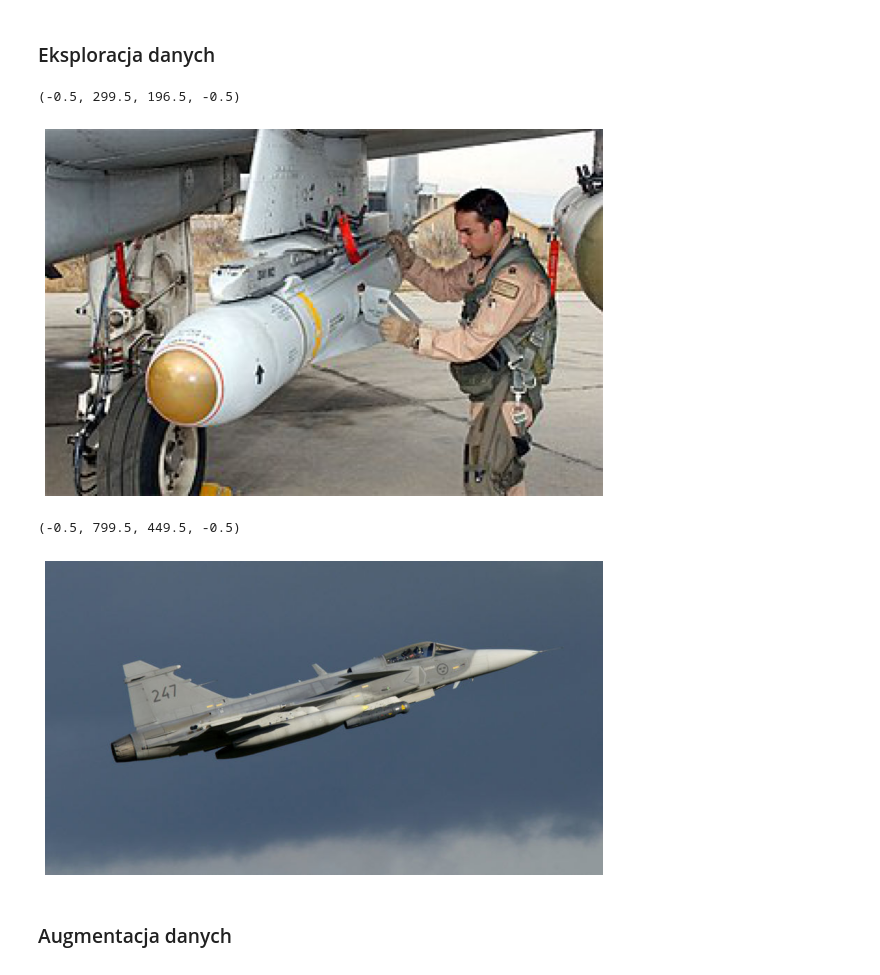
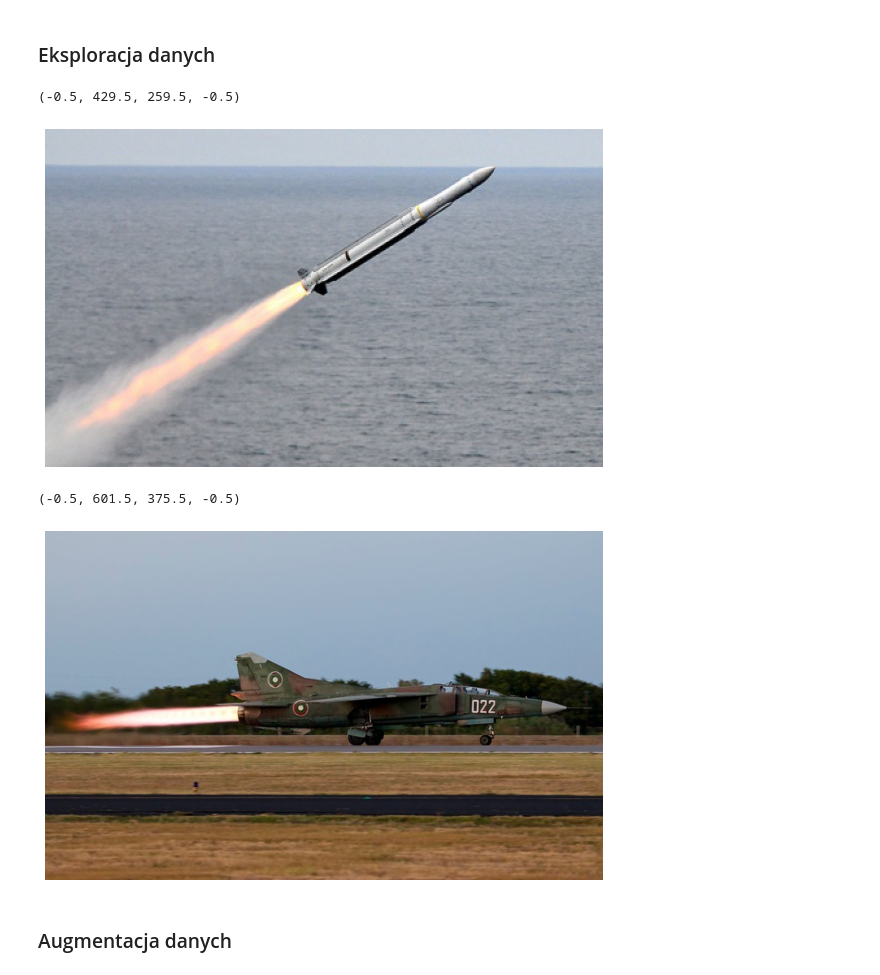
Before and after one commit to Zonner93/cnn-python-keras, a Jupyter notebook: cnn_missile_vs_fighter_jet.ipynb, the cells around one changed output. Drawn from its saved outputs; the diff is of its cells as text; code cells hidden in the pictures.

```diff
--- a/cnn_missile_vs_fighter_jet.ipynb
+++ b/cnn_missile_vs_fighter_jet.ipynb
@@ -156,23 +156,23 @@ passenger - zbiór testowy 131
 # %%
 # @title Wybierz indeks przykładowego zdjęcia pocisku ze zbioru treningowego:
 
-idx = 691  # @param {type:'slider', min:0, max:920}
+idx = 511  # @param {type:'slider', min:0, max:920}
 names_mapping = dict(enumerate(missile_file_names))
 img_path = os.path.join(train_missile_dir, names_mapping[idx])
 
 img = image.load_img(img_path)
 
 plt.figure(figsize=(10, 10))
 plt.imshow(img)
 plt.grid(False)
 plt.axis(False)
 # %% [output]
-(-0.5, 299.5, 196.5, -0.5)
+(-0.5, 429.5, 259.5, -0.5)
-[figure, old version]
+[figure, new version]
 # %%
 # @title Wybierz indeks przykładowego zdjęcia myśliwca ze zbioru treningowego:
 
-idx = 83  # @param {type:'slider', min:0, max:920}
+idx = 789  # @param {type:'slider', min:0, max:920}
 names_mapping = dict(enumerate(fighter_file_names))
 img_path = os.path.join(train_fighter_dir, names_mapping[idx])
 
@@ -183,8 +183,8 @@ plt.imshow(img)
 plt.grid(False)
 plt.axis(False)
 # %% [output]
-(-0.5, 799.5, 449.5, -0.5)
+(-0.5, 601.5, 375.5, -0.5)
-[figure, old version]
+[figure, new version]
 # %% [markdown]
 ### Augmentacja danych
 # %%
```
Also changed, not shown: parts of 15 cells of this notebook.
